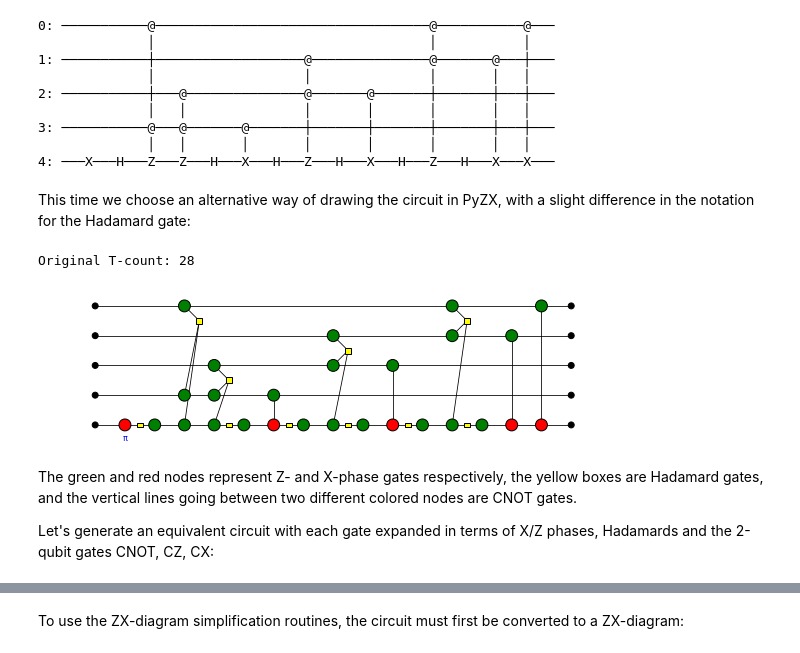
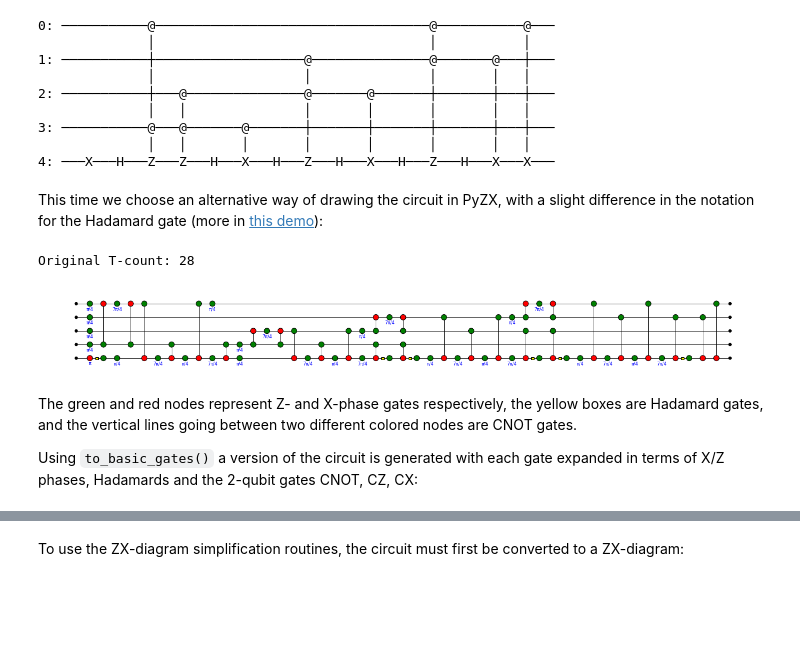
Before and after one commit to tequilahub/tequila-tutorials-unformatted, a Jupyter notebook: PyZXwithTequila.ipynb, the cells around one changed output, grey strips where cells are left out. Drawn from its saved outputs; the diff is of its cells as text; code cells hidden in the pictures; blank space fills up the shorter version.

Commit message:
Improvements to the pyzx tutorial

```diff
--- a/PyZXwithTequila.ipynb
+++ b/PyZXwithTequila.ipynb
@@ -43,0 +40,6 @@ zx.draw(pyzx_cir)
+# %%
+# indicate drawing mode for PyZX
+zx.settings.drawing_backend = 'matplotlib' # could be 'd3' and will use the D3 Javascript library
+                                           # to generate a more interactive representation
+
+zx.draw(pyzx_cir)
@@ -169,17 +176,17 @@ tq.draw(cir_tequila)
               │   │       │       │       │       │       │   │
 4: ───X───H───Z───Z───H───X───H───Z───H───X───H───Z───H───X───X───
 # %% [markdown]
-This time we choose an alternative way of drawing the circuit in PyZX, with a slight difference in the notation for the Hadamard gate:
+This time we choose an alternative way of drawing the circuit in PyZX, with a slight difference in the notation for the Hadamard gate (more in [this demo](https://github.com/Quantomatic/pyzx/blob/master/demos/AllFeatures.ipynb)):
 # %%
 c = tq.convert_to_pyzx(cir_tequila)
 
 print("Original T-count:", zx.tcount(c))
 
-zx.draw_matplotlib(c, h_edge_draw='box')
+zx.draw_matplotlib(c, figsize=(18,2), h_edge_draw='box')
 # %% [output]
 Original T-count: 28
-[figure, old version]
+[figure, new version]
 # %% [markdown]
 The green and red nodes represent Z- and X-phase gates respectively, the yellow boxes are Hadamard gates, and the vertical lines going between two different colored nodes are CNOT gates.
 
-Let's generate an equivalent circuit with each gate expanded in terms of X/Z phases, Hadamards and the 2-qubit gates CNOT, CZ, CX:
+Using `to_basic_gates()` a version of the circuit is generated with each gate expanded in terms of X/Z phases, Hadamards and the 2-qubit gates CNOT, CZ, CX:
```
Also changed, not shown: parts of 17 cells of this notebook.
